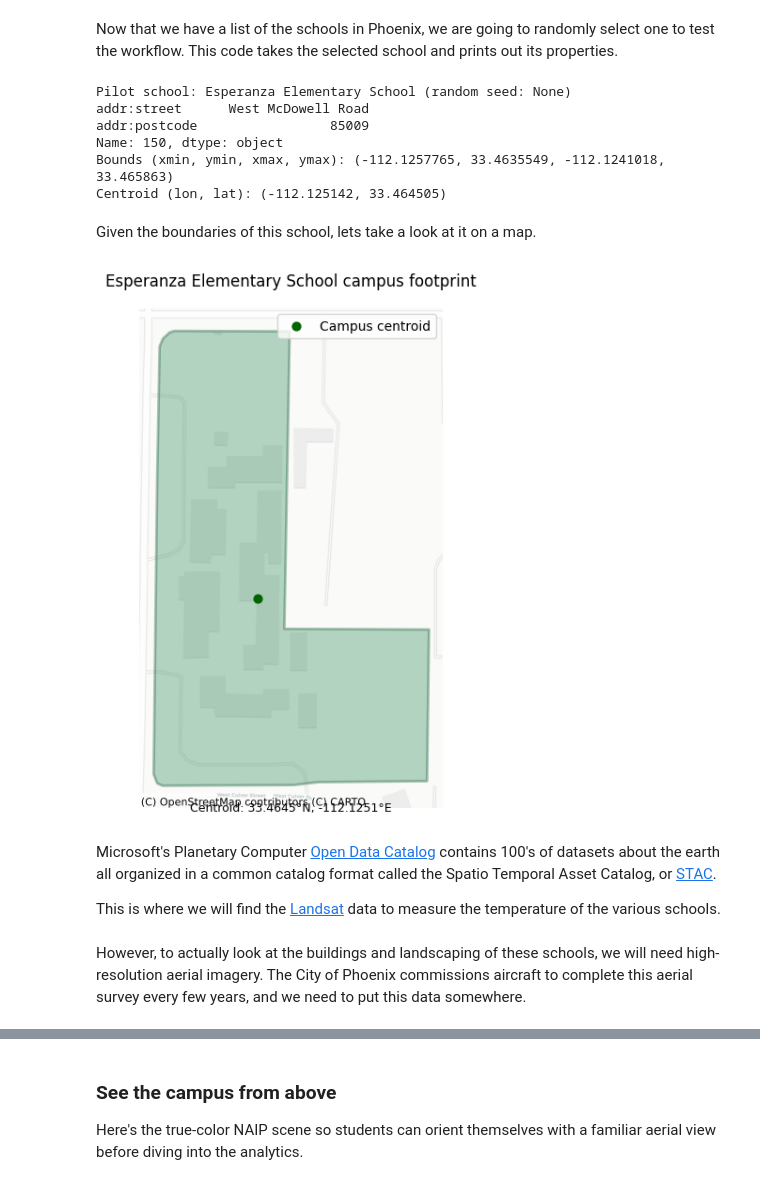
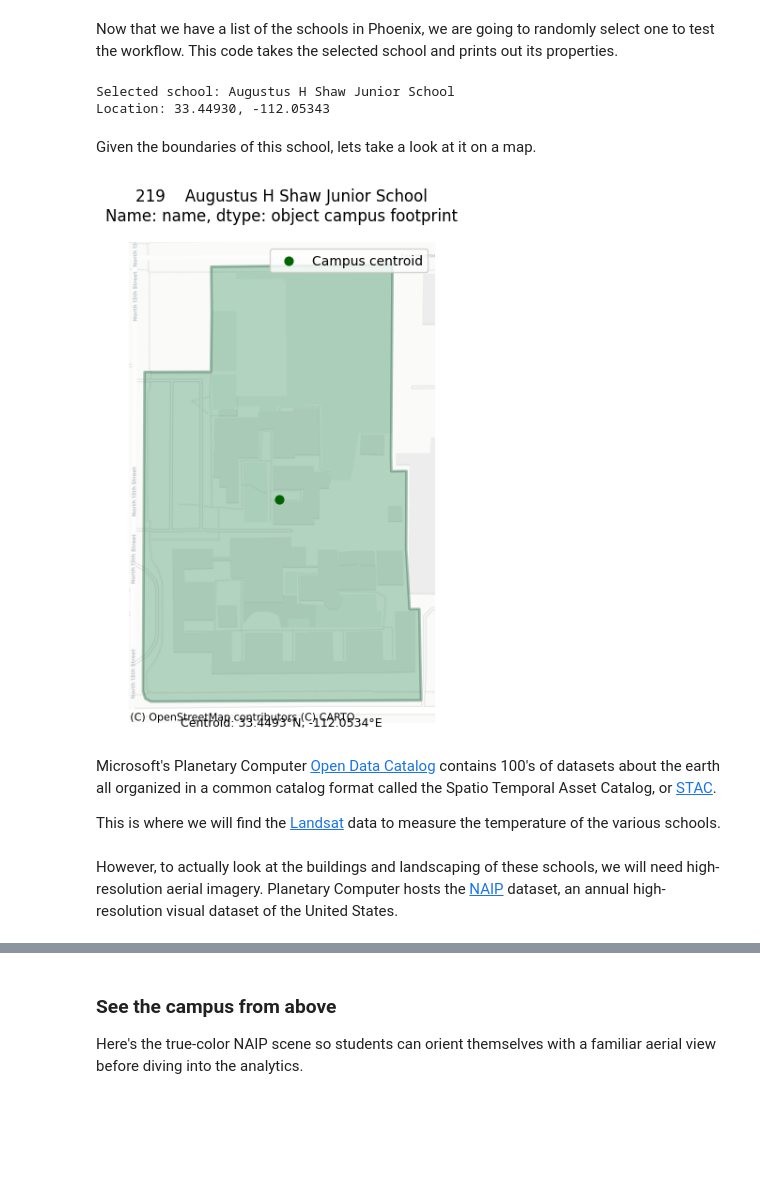
Before and after one commit to microsoft/ignite25-LAB597-make-more-informed-decisions-with-geospatial-intelligence, a Jupyter notebook: lab/school-greening.ipynb, the cells around one changed output, grey strips where cells are left out. Saved outputs shown, nothing was run; the diff lists cells and outputs as text; code cells hidden in the pictures; blank space fills up the shorter version.

```diff
--- a/lab/school-greening.ipynb
+++ b/lab/school-greening.ipynb
@@ -130,66 +706,22 @@ Total school features: 462
 # %% [markdown]
 Now that we have a list of the schools in Phoenix, we are going to randomly select one to test the workflow. This code takes the selected school and prints out its properties.
-# %%
-# Configuration for random pilot selection
-RANDOM_SEED = None  # set to None for a different random school each run
-FORCE_SCHOOL_NAME = None  # set to a school name string to override randomness
-
-# Pick the pilot school record (random by default so we can test extensibility)
-if FORCE_SCHOOL_NAME:
-    pilot_school_name = FORCE_SCHOOL_NAME
-else:
-    available_names = schools_gdf['name'].dropna().unique()
-    if len(available_names) == 0:
-        raise ValueError("No named schools available to sample.")
-    available_names = np.sort(available_names)
-    rng = np.random.default_rng(RANDOM_SEED)
-    pilot_school_name = rng.choice(available_names)
-
-if 'pilot_row' not in globals() or pilot_row['name'] != pilot_school_name:
-    pilot_candidates = schools_gdf[schools_gdf['name'] == pilot_school_name].copy()
-    if pilot_candidates.empty:
-        raise ValueError(f"Couldn't find {pilot_school_name} in the GeoJSON.")
-    pilot_candidates['area_m2'] = pilot_candidates.geometry.to_crs('EPSG:3857').area
-    pilot_row = pilot_candidates.sort_values('area_m2', ascending=False).iloc[0]
-
-pilot_shape = pilot_row.geometry
-pilot_bounds = pilot_shape.bounds
-centroid_projected = gpd.GeoSeries([pilot_shape], crs='EPSG:4326').to_crs('EPSG:3857').centroid
-pilot_centroid = centroid_projected.to_crs('EPSG:4326').iloc[0]
-
-print(f"Pilot school: {pilot_row['name']} (random seed: {RANDOM_SEED})")
-print(pilot_row[['addr:street', 'addr:postcode']])
-print(f"Bounds (xmin, ymin, xmax, ymax): {pilot_bounds}")
-print(f"Centroid (lon, lat): ({pilot_centroid.x:.6f}, {pilot_centroid.y:.6f})")
-# %% [output]
-Pilot school: Esperanza Elementary School (random seed: None)
-addr:street      West McDowell Road
-addr:postcode                 85009
-Name: 150, dtype: object
-Bounds (xmin, ymin, xmax, ymax): (-112.1257765, 33.4635549, -112.1241018, 33.465863)
-Centroid (lon, lat): (-112.125142, 33.464505)
+# %%
+rng = np.random.RandomState(2)  # make a deterministic generator
+school = schools_gdf.sample(1, random_state=rng)
+school_shape = school.geometry.iloc[0]
+school_bounds = school.bounds.iloc[0]
+school_centroid = school_shape.centroid
+print(f"Selected school: {school.name.iloc[0]}")
+print(f"Location: {school_centroid.y:.5f}, {school_centroid.x:.5f}")
+# %% [output]
+Selected school: Augustus H Shaw Junior School
+Location: 33.44930, -112.05343
 # %% [markdown]
 Given the boundaries of this school, lets take a look at it on a map.
-# %%
-# Quick visualization of the pilot school footprint on a tiled basemap
-pilot_gdf = gpd.GeoDataFrame({'name': [pilot_school_name]}, geometry=[pilot_shape], crs='EPSG:4326')
-pilot_gdf_3857 = pilot_gdf.to_crs(epsg=3857)
-pilot_centroid_3857 = pilot_gdf_3857.geometry.centroid.iloc[0]
-
-fig, ax = plt.subplots(figsize=(6, 6))
-pilot_gdf_3857.plot(ax=ax, facecolor='#2e8b57', edgecolor='#115533', alpha=0.35, linewidth=2)
-ax.scatter(pilot_centroid_3857.x, pilot_centroid_3857.y, color='darkgreen', s=40, label='Campus centroid')
-ctx.add_basemap(ax, source=ctx.providers.CartoDB.Positron)
-ax.set_title(f"{pilot_school_name} campus footprint", fontsize=12)
-ax.legend(loc='upper right')
-ax.set_axis_off()
-caption = f"Centroid: {pilot_centroid.y:.4f}°N, {pilot_centroid.x:.4f}°E"
-# plt.suptitle('Only the campus polygon is rendered; background tiles provide familiar context.', fontsize=9, y=0.94)
-plt.figtext(0.5, 0.02, caption, ha='center', fontsize=9)
-plt.tight_layout()
-plt.show()
-# %% [output]
-[figure, removed]
+# %%
+display_school_footprint(school)
+# %% [output]
+[figure, added]
 # %% [markdown]
 Microsoft's Planetary Computer [Open Data Catalog](https://planetarycomputer.microsoft.com/catalog) contains 100's of datasets about the earth all organized in a common catalog format called the Spatio Temporal Asset Catalog, or [STAC](https://stacspec.org/en/).
 
@@ -197,4 +729,5 @@ This is where we will find the [Landsat](https://www.usgs.gov/faqs/what-landsat-
 # %% [markdown]
 
 
-However, to actually look at the buildings and landscaping of these schools, we will need high-resolution aerial imagery. The City of Phoenix commissions aircraft to complete this aerial survey every few years, and we need to put this data somewhere.
+However, to actually look at the buildings and landscaping of these schools, we will need high-resolution aerial imagery.
+Planetary Computer hosts the [NAIP](https://planetarycomputer.microsoft.com/dataset/naip) dataset, an annual high-resolution visual dataset of the United States.
```
Also changed, not shown: parts of 35 cells of this notebook.
